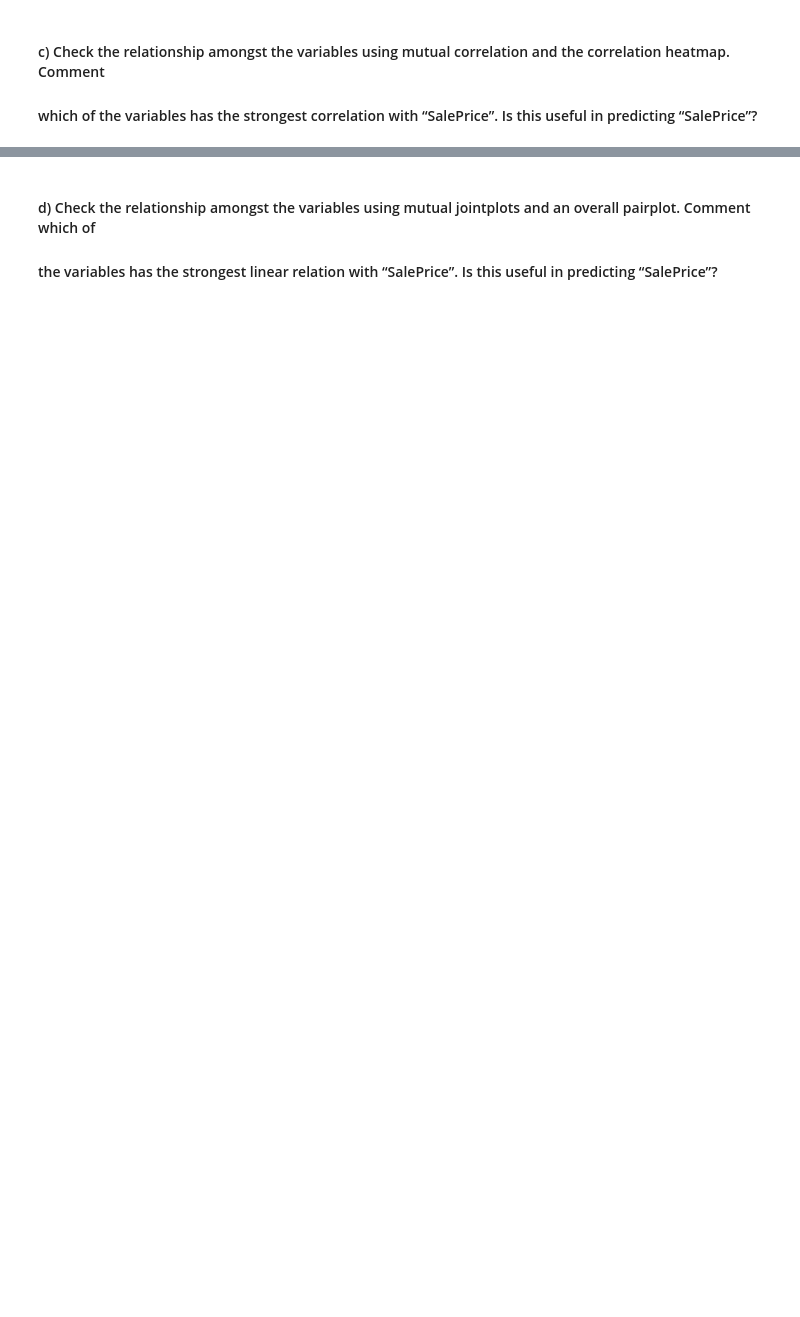
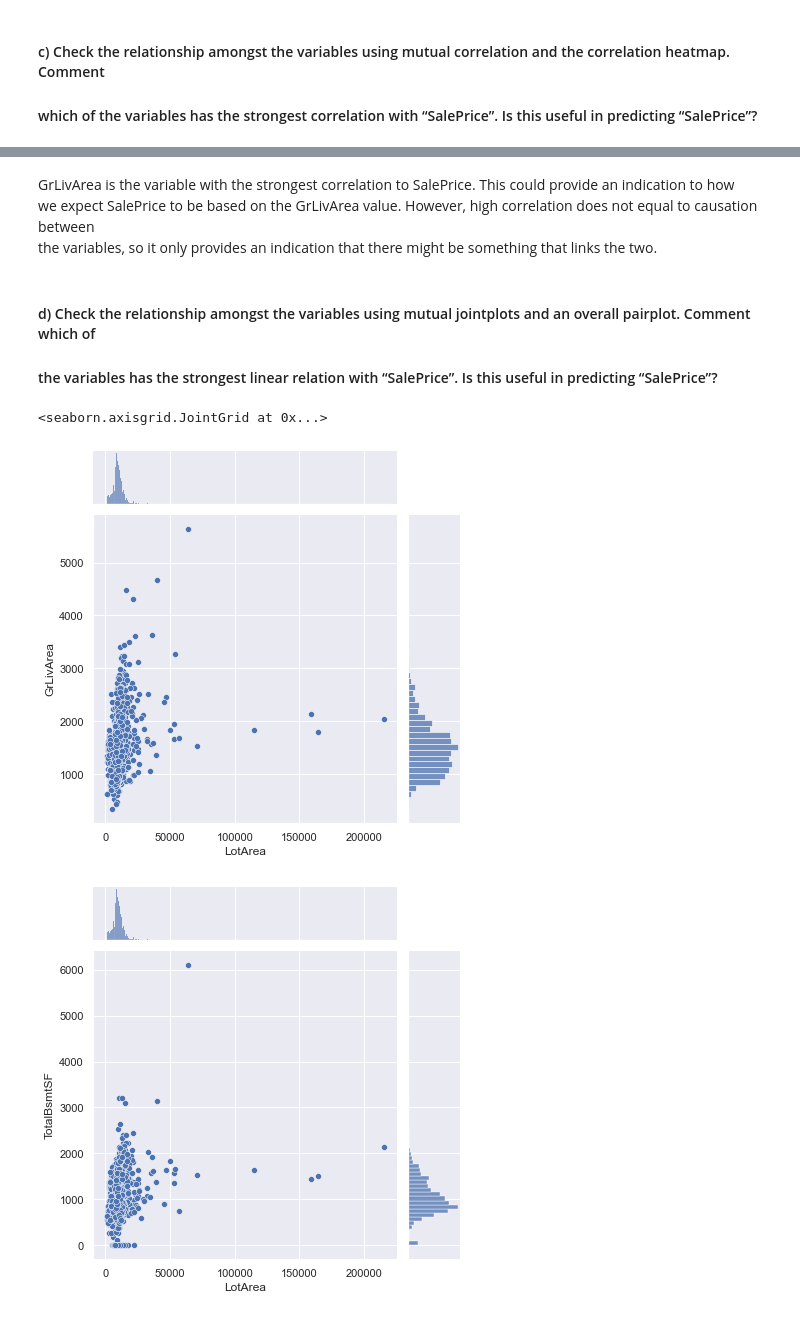
Before and after one commit to Magiccofee/School-Projects, a Jupyter notebook: MA0218/Exercise 3/Exercise3_Solution.ipynb, the cells around one changed output, grey strips where cells are left out. Drawn from its saved outputs; the diff is of its cells as text; code cells hidden in the pictures; blank space fills up the shorter version.

```diff
--- a/MA0218/Exercise 3/Exercise3_Solution.ipynb
+++ b/MA0218/Exercise 3/Exercise3_Solution.ipynb
@@ -96,3 +119,22 @@ dtype: float64
+# %% [markdown]
+GrLivArea is the variable with the strongest correlation to SalePrice. This could provide an indication to how
+we expect SalePrice to be based on the GrLivArea value. However, high correlation does not equal to causation between
+the variables, so it only provides an indication that there might be something that links the two.
 # %% [markdown]
 #### d) Check the relationship amongst the variables using mutual jointplots and an overall pairplot. Comment which of
 ####     the variables has the strongest linear relation with “SalePrice”. Is this useful in predicting “SalePrice”?
+# %%
+sb.jointplot(x = 'LotArea', y = 'GrLivArea', data = houseNumData, kind = 'scatter')
+sb.jointplot(x = 'LotArea', y = 'TotalBsmtSF', data = houseNumData, kind = 'scatter')
+sb.jointplot(x = 'LotArea', y = 'GarageArea', data = houseNumData, kind = 'scatter')
+sb.jointplot(x = 'LotArea', y = 'SalePrice', data = houseNumData, kind = 'scatter')
+sb.jointplot(x = 'GrLivArea', y = 'TotalBsmtSF', data = houseNumData, kind = 'scatter')
+sb.jointplot(x = 'GrLivArea', y = 'GarageArea', data = houseNumData, kind = 'scatter')
+sb.jointplot(x = 'GrLivArea', y = 'SalePrice', data = houseNumData, kind = 'scatter')
+sb.jointplot(x = 'TotalBsmtSF', y = 'GarageArea', data = houseNumData, kind = 'scatter')
+sb.jointplot(x = 'TotalBsmtSF', y = 'SalePrice', data = houseNumData, kind = 'scatter')
+sb.jointplot(x = 'GarageArea', y = 'SalePrice', data = houseNumData, kind = 'scatter')
+# %% [output]
+<seaborn.axisgrid.JointGrid at 0x...>
+[figure, added]
+[figure, added]
```
Also changed, not shown: parts of 14 cells of this notebook.
